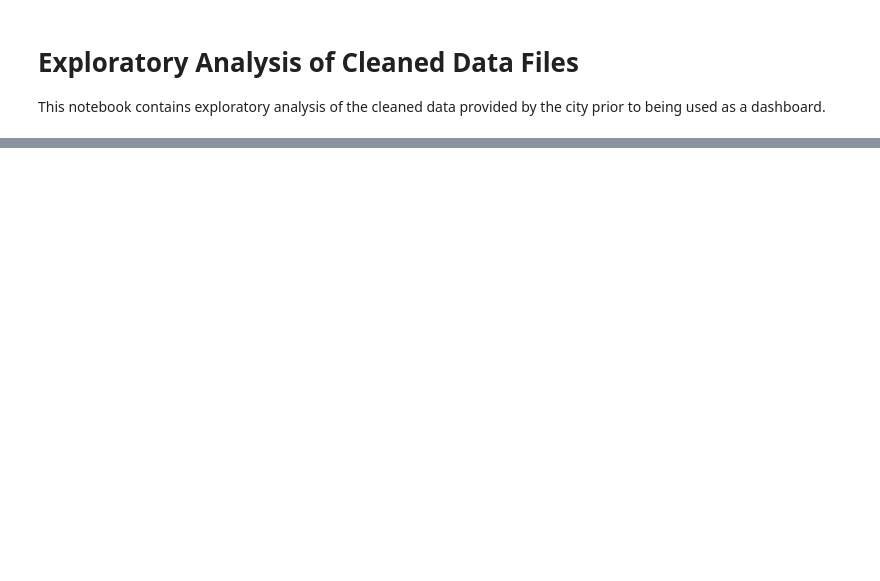
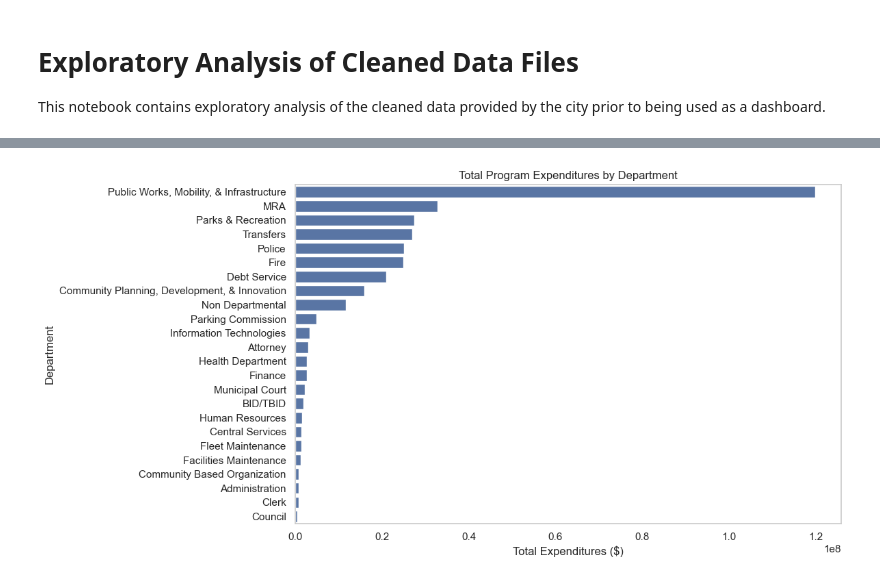
Before and after one commit to breannanpr/CityofMissoulaBudgetCapstone, a Jupyter notebook: citydata_02_exploratory.ipynb, the cells around one changed output, grey strips where cells are left out. Saved outputs shown, nothing was run; the diff lists cells and outputs as text; code cells hidden in the pictures; blank space fills up the shorter version.

```diff
--- a/citydata_02_exploratory.ipynb
+++ b/citydata_02_exploratory.ipynb
@@ -292,0 +26,23 @@ plt.show()
+# %%
+# Define file path to cleaned outputs
+data_path = "cleaned_outputs/"
+
+# Load Files: Cleaned expenditure and program inventory files (CSV format)
+df_expend = pd.read_csv(
+    os.path.join(data_path, "cleaned_expenditure_status.csv")
+)
+
+df_programs = pd.read_csv(
+    os.path.join(data_path, "cleaned_program_inventory.csv")
+)
+
+# Confirm successful load
+print(f"📌 Expenditure Data Shape: {df_expend.shape}")
+print(f"📌 Program Inventory Shape: {df_programs.shape}")
+
+# Show column names
+print("\n📌 Column Names in Expenditure Status:")
+print(df_expend.columns.tolist())
+
+print("\n📌 Column Names in Program Inventory:")
+print(df_programs.columns.tolist())
@@ -292,0 +191,15 @@ plt.show()
+# %%
+# Sum total expenditures per department
+dept_summary = df_programs.groupby("department_h6")["total_expenditures_g33"].sum().sort_values(ascending=False)
+
+# Plot
+plt.figure(figsize=(12, 6))
+sns.barplot(x=dept_summary.values, y=dept_summary.index)
+plt.title("Total Program Expenditures by Department")
+plt.xlabel("Total Expenditures ($)")
+plt.ylabel("Department")
+plt.grid(axis="x")
+plt.tight_layout()
+plt.show()
+# %% [output]
+[figure, added]
```
Also changed, not shown: parts of 53 cells of this notebook, 2 other files.
